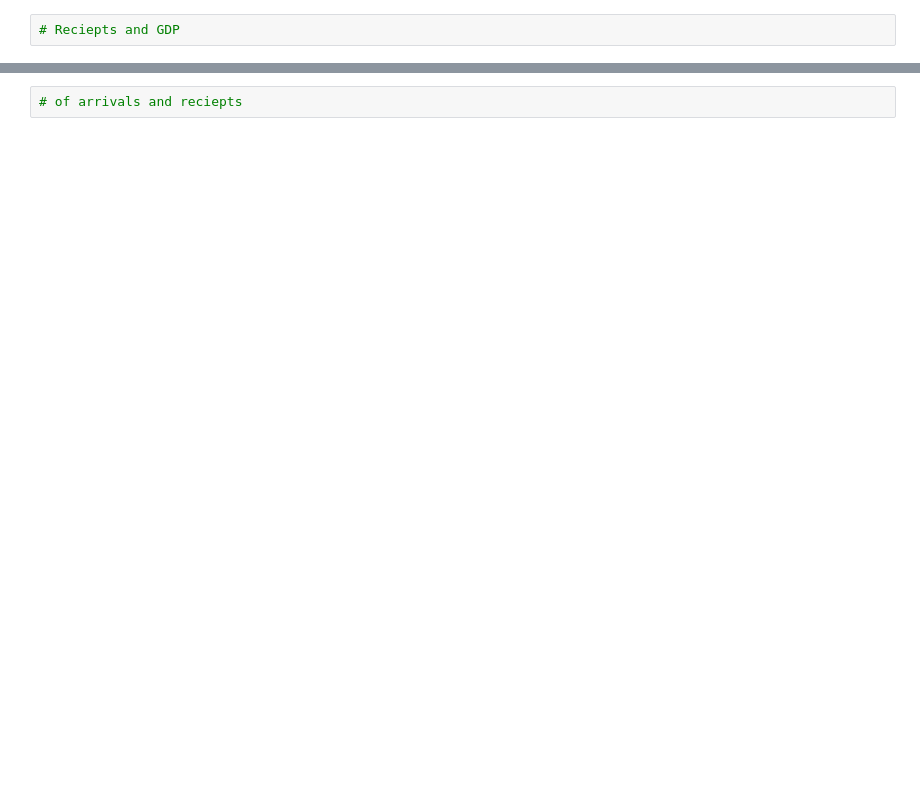
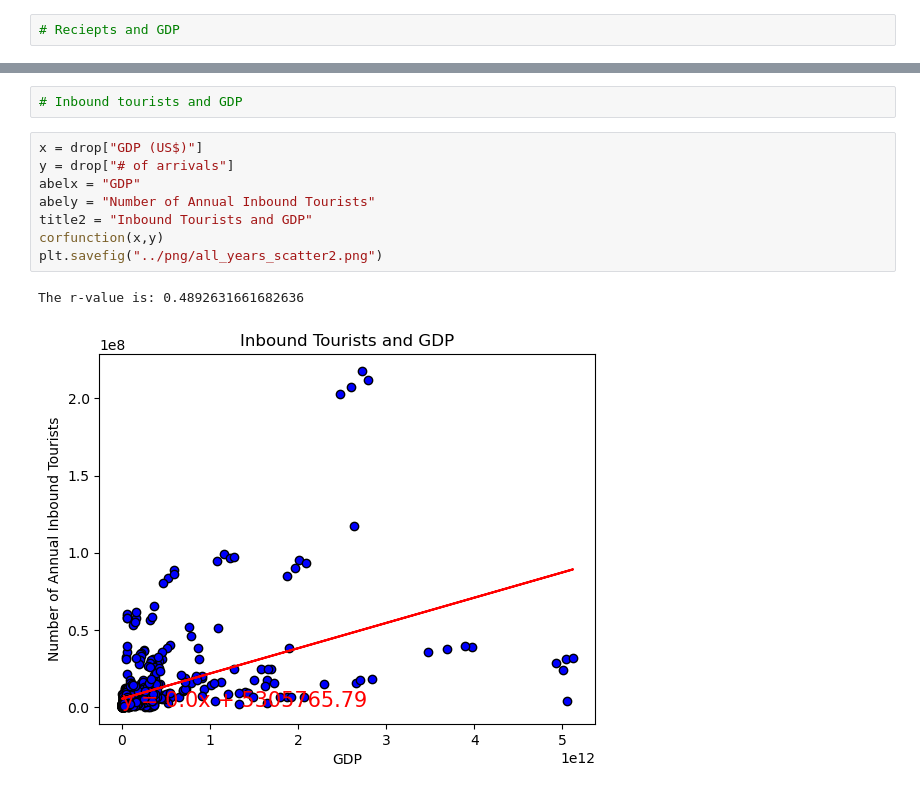
Before and after one commit to Cameron762/Project-1-11, a Jupyter notebook: Jupyter/all_years.ipynb, the cells around one changed output, grey strips where cells are left out. Drawn from its saved outputs; the diff is of its cells as text; blank space fills up the shorter version.

```diff
--- a/Jupyter/all_years.ipynb
+++ b/Jupyter/all_years.ipynb
@@ -85,2 +79,13 @@ ValueError: The truth value of a Series is ambiguous. Use a.empty, a.bool(), a.i
-# %%
-# of arrivals and reciepts
+# %%
+# Inbound tourists and GDP
+# %%
+x = drop["GDP (US$)"]
+y = drop["# of arrivals"]
+abelx = "GDP"
+abely = "Number of Annual Inbound Tourists"
+title2 = "Inbound Tourists and GDP"
+corfunction(x,y)
+plt.savefig("../png/all_years_scatter2.png")
+# %% [output]
+The r-value is: 0.4892631661682636
+[figure, added]
```
Also changed, not shown: parts of 8 cells of this notebook, 7 other files.
